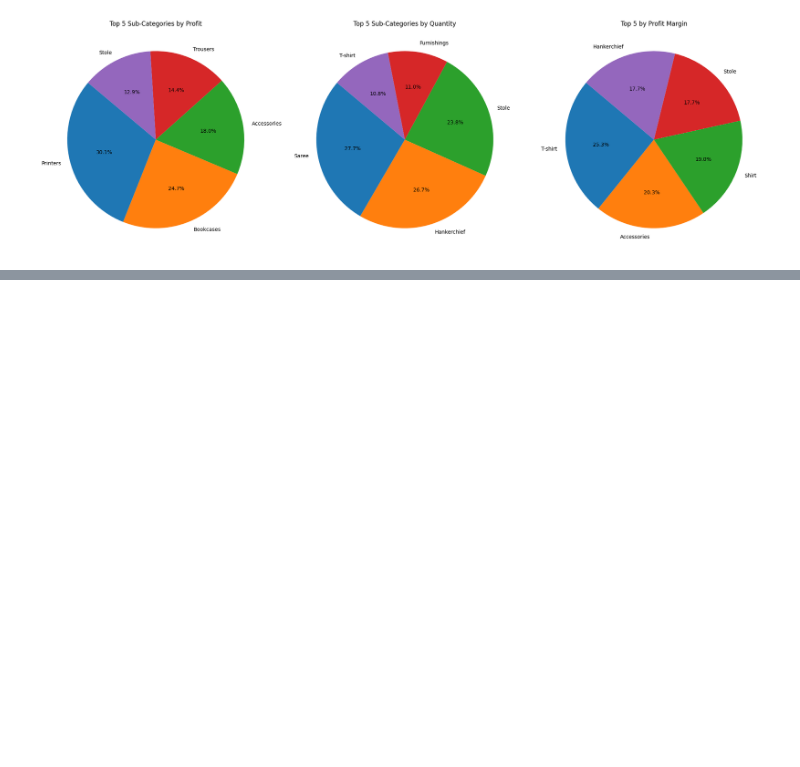
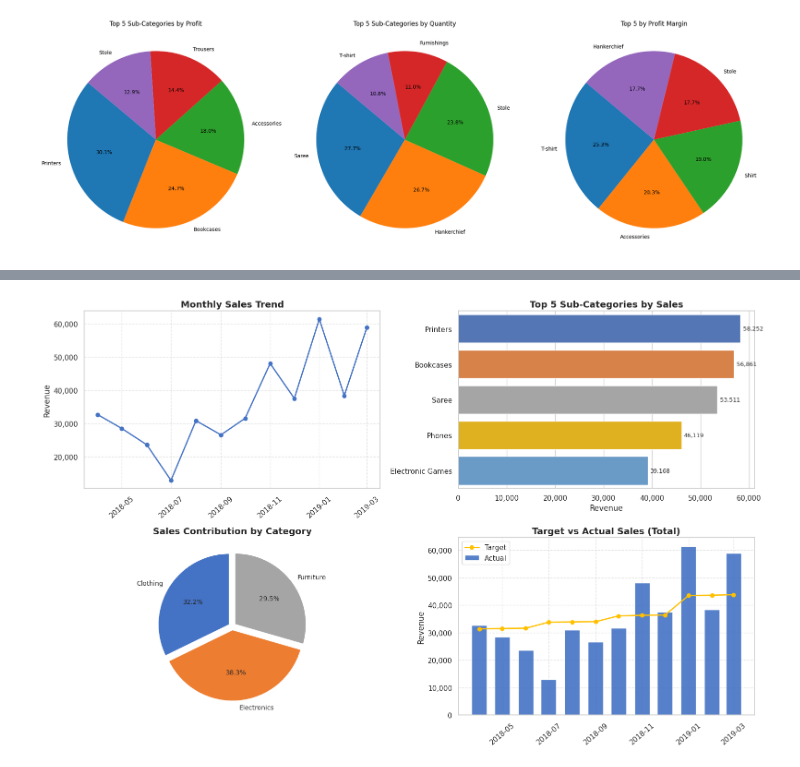
Before and after one commit to Codewith-Disha/Ecommerce-pricing-analytics, a Jupyter notebook: analysis.ipynb, the cells around one changed output, grey strips where cells are left out. Cells and saved outputs as stored; diff of their text form; code cells hidden in the pictures; blank space fills up the shorter version.

```diff
--- a/analysis.ipynb
+++ b/analysis.ipynb
@@ -467,0 +646,92 @@ plt.show()
+# %%
+import pandas as pd
+import matplotlib.pyplot as plt
+import seaborn as sns
+from matplotlib.ticker import FuncFormatter
+
+# ---------- Prep ----------
+# 1) merge & dates
+orders["Order Date"] = pd.to_datetime(orders["Order Date"], dayfirst=True, errors="coerce")
+df = pd.merge(orders, order_details, on="Order ID", how="inner")
+df["MonthP"] = df["Order Date"].dt.to_period("M")           # Period for safe joins
+df["MonthTS"] = df["MonthP"].dt.to_timestamp()              # Timestamp for plotting
+
+# 2) targets: parse "Apr-18" etc.
+targets = sales_target.copy()
+targets["MonthP"] = pd.to_datetime(targets["Month of Order Date"], format="%b-%y").dt.to_period("M")
+
+# ---------- Aggregates ----------
+monthly_sales = (
+    df.groupby("MonthP", as_index=False)["Amount"].sum()
+    .sort_values("MonthP")
+)
+monthly_sales["MonthTS"] = monthly_sales["MonthP"].dt.to_timestamp()
+
+top_products = (
+    df.groupby("Sub-Category", as_index=False)["Amount"].sum()
+      .sort_values("Amount", ascending=False).head(5)
+)
+
+category_share = df.groupby("Category", as_index=False)["Amount"].sum()
+
+actual_by_month = (
+    df.groupby("MonthP", as_index=False)["Amount"].sum()
+)
+target_by_month = (
+    targets.groupby("MonthP", as_index=False)["Target"].sum()
+)
+tva = pd.merge(actual_by_month, target_by_month, on="MonthP", how="left")
+tva["MonthTS"] = tva["MonthP"].dt.to_timestamp()
+
+# ---------- Styling ----------
+sns.set_theme(style="whitegrid")
+palette = ["#4472C4", "#ED7D31", "#A5A5A5", "#FFC000", "#5B9BD5", "#70AD47"]
+
+currency = FuncFormatter(lambda x, pos: f"{x:,.0f}")  # 1,234 formatting
+
+# ---------- Plots ----------
+fig, axes = plt.subplots(2, 2, figsize=(16, 10))
+
+# 1) Sales Trend
+axes[0,0].plot(monthly_sales["MonthTS"], monthly_sales["Amount"],
+               marker="o", linewidth=2, color=palette[0])
+axes[0,0].set_title("Monthly Sales Trend", fontsize=14, fontweight="bold")
+axes[0,0].set_ylabel("Revenue")
+axes[0,0].yaxis.set_major_formatter(currency)
+axes[0,0].tick_params(axis="x", rotation=40)
+axes[0,0].grid(True, linestyle="--", alpha=0.5)
+
+# 2) Top 5 Sub-Categories
+sns.barplot(data=top_products, x="Amount", y="Sub-Category",
+            ax=axes[0,1], palette=palette)
+axes[0,1].set_title("Top 5 Sub-Categories by Sales", fontsize=14, fontweight="bold")
+axes[0,1].set_xlabel("Revenue"); axes[0,1].set_ylabel("")
+axes[0,1].xaxis.set_major_formatter(currency)
+# value labels
+for p in axes[0,1].patches:
+    w = p.get_width()
+    axes[0,1].text(w + (0.01*w if w else 0), p.get_y()+p.get_height()/2,
+                   f"{w:,.0f}", va="center", fontsize=9)
+
+# 3) Category Contribution (Pie)
+explode = [0.05] * len(category_share)
+axes[1,0].pie(category_share["Amount"],
+              labels=category_share["Category"],
+              autopct=lambda pct: f"{pct:.1f}%",
+              startangle=90, explode=explode, colors=palette,
+              textprops={"fontsize": 10})
+axes[1,0].set_title("Sales Contribution by Category", fontsize=14, fontweight="bold")
+
+# 4) Target vs Actual (Totals per Month)
+axes[1,1].bar(tva["MonthTS"], tva["Amount"], width=20, label="Actual", color=palette[0], alpha=0.9)
+axes[1,1].plot(tva["MonthTS"], tva["Target"], marker="o", linewidth=2, label="Target", color=palette[3])
+axes[1,1].set_title("Target vs Actual Sales (Total)", fontsize=14, fontweight="bold")
+axes[1,1].set_ylabel("Revenue")
+axes[1,1].yaxis.set_major_formatter(currency)
+axes[1,1].tick_params(axis="x", rotation=40)
+axes[1,1].legend(loc="upper left")
+axes[1,1].grid(True, linestyle="--", alpha=0.5)
+
+plt.tight_layout()
+plt.show()
+# %% [output]
@@ -467,0 +743 @@ plt.show()
+[figure, added]
```
Also changed, not shown: parts of 26 cells of this notebook, 3 other files.
